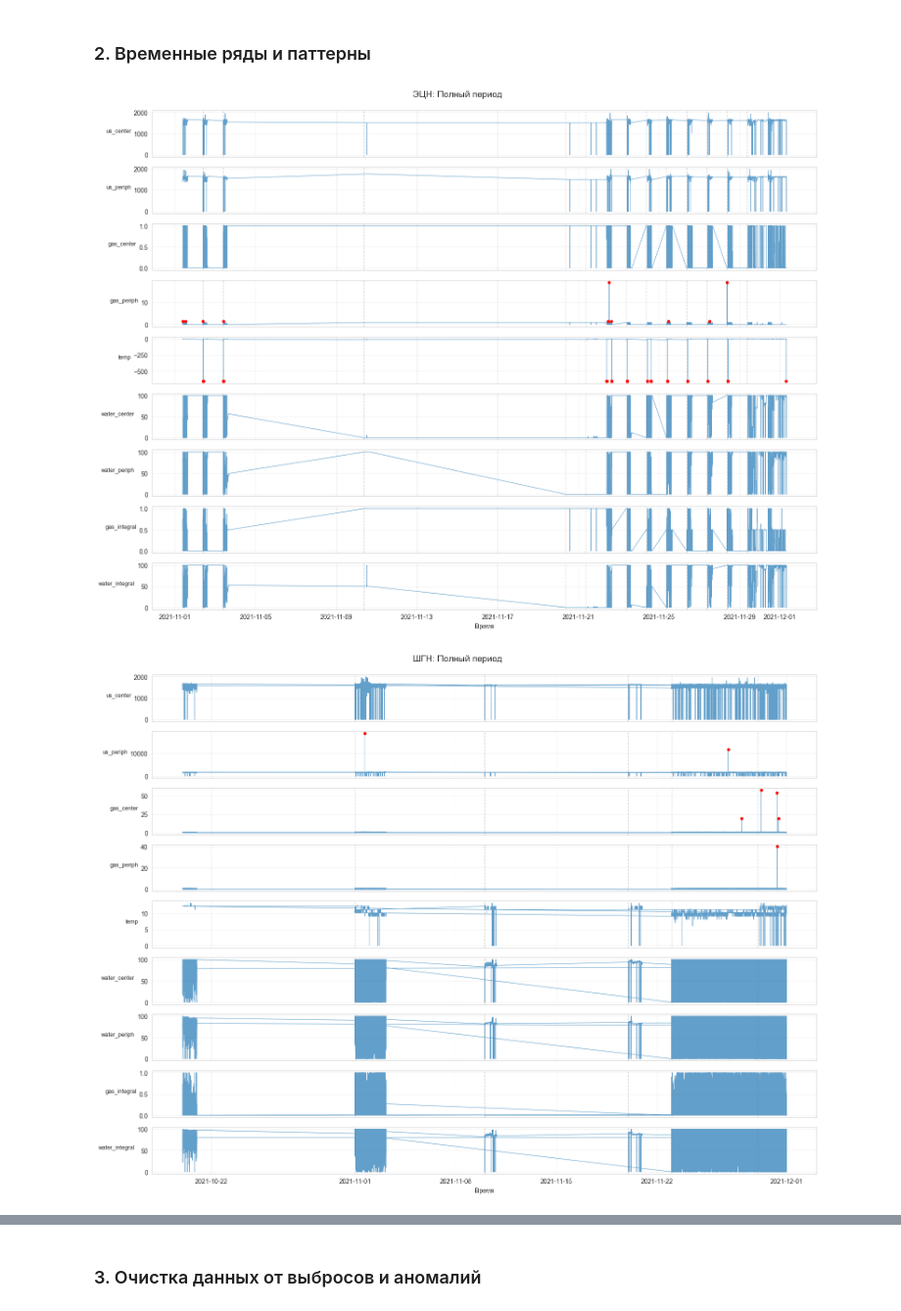
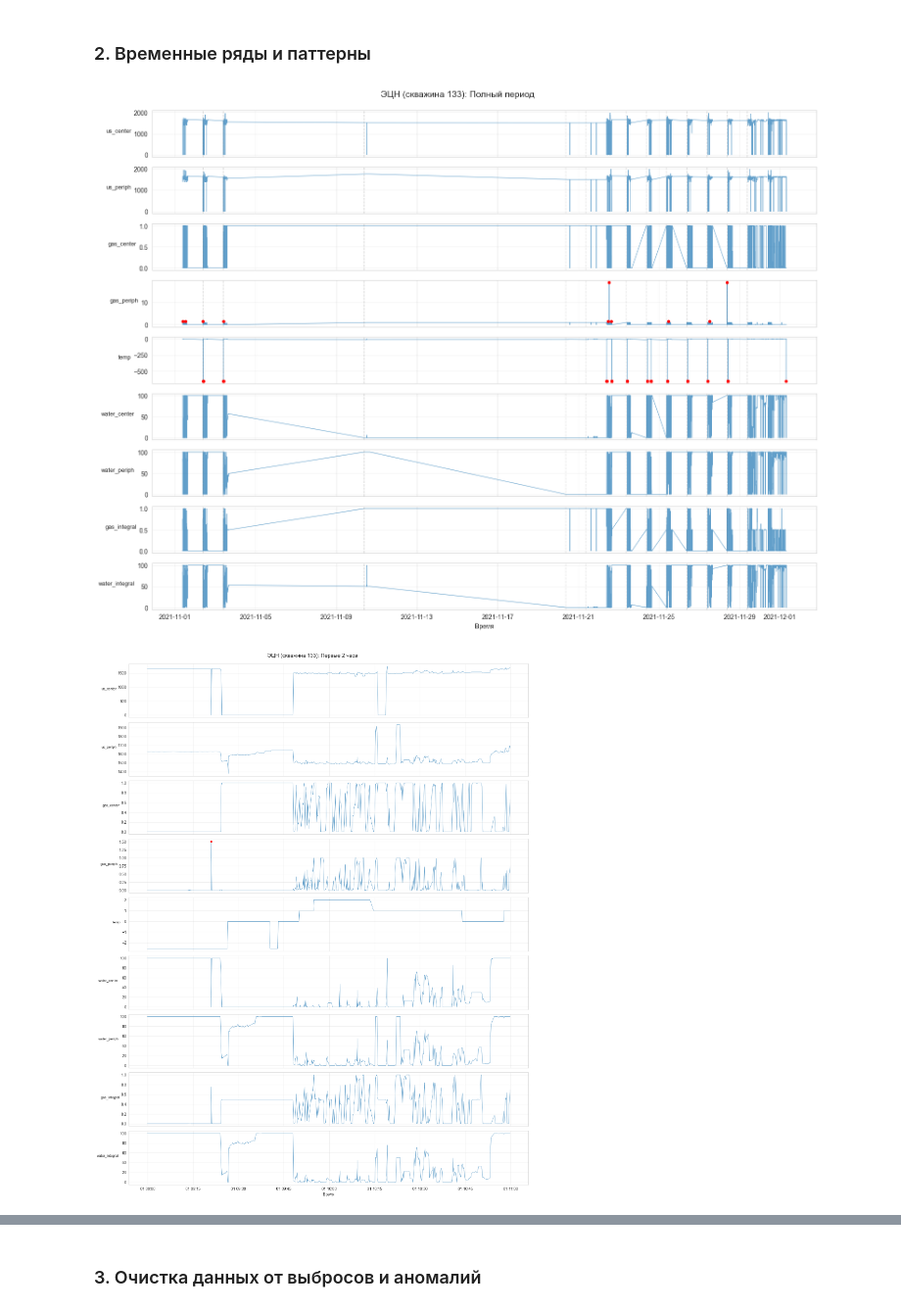
Before and after one commit to AlibekovAA/well_typification_latent, a Jupyter notebook: training/eda.ipynb, the cells around one changed output, grey strips where cells are left out. Shown at 98% size. Saved outputs shown, nothing was run; the diff lists cells and outputs as text; code cells hidden in the pictures.

```diff
--- a/training/eda.ipynb
+++ b/training/eda.ipynb
@@ -65,7 +66,7 @@ WELLS = {
     'shgn': ['скважина 134 ШГН', 'скважина 135 ШГН']
 }
 # %%
-def load_well_data(well_folder):
+def load_well_data(well_folder, date_filter=None):
     txt_files = sorted(well_folder.glob("*.txt"))
 
     if not txt_files:
@@ -91,6 +92,12 @@ def load_well_data(well_folder):
     combined = pd.concat(dfs, ignore_index=True)
     combined = combined.sort_values("timestamp").reset_index(drop=True)
 
+    if date_filter:
+        mask = combined["timestamp"] >= date_filter
+        removed = (~mask).sum()
+        combined = combined[mask].reset_index(drop=True)
+        print(f"  Фильтр по дате: удалено {removed} записей")
+
     print(f"  Загружено {len(combined):,} записей")
     print(f"  Период: {combined['timestamp'].min()} - {combined['timestamp'].max()}")
 
@@ -117,6 +105,8 @@ def load_category(wells_dict, category, date_filter=None):
 # %%
-df_ecn = load_category(WELLS, "ecn")
+df_ecn = load_well_data(DATA_ROOT / "скважина 133 ЭЦН")
 # %% [output]
 Найдено 16 файлов в скважина 133 ЭЦН
   Загружено 51,908 записей
   Период: 2021-11-01 08:59:50 - 2021-12-01 07:54:30
+# %%
+df_shgn_134 = load_well_data(DATA_ROOT / "скважина 134 ШГН", date_filter="2021-01-01")
@@ -123,3 +118,3 @@ df_ecn = load_category(WELLS, "ecn")
 # %%
-df_shgn = load_category(WELLS, "shgn", date_filter="2021-01-01")
+df_shgn_135 = load_well_data(DATA_ROOT / "скважина 135 ШГН")
 # %% [output]
@@ -278,9 +243,14 @@ def plot_timeseries(df, title, subset_hours=None, highlight_anomalies=True, max_
     plt.tight_layout()
     plt.show()
 # %%
-plot_timeseries(df_ecn, "ЭЦН: Полный период")
-plot_timeseries(df_shgn, "ШГН: Полный период")
-plot_timeseries(df_shgn, "ШГН: Первые 2 часа", subset_hours=2)
+plot_timeseries(df_ecn, "ЭЦН (скважина 133): Полный период")
+plot_timeseries(df_ecn, "ЭЦН (скважина 133): Первые 2 часа", subset_hours=2)
+
+plot_timeseries(df_shgn_134, "ШГН (скважина 134): Полный период")
+plot_timeseries(df_shgn_134, "ШГН (скважина 134): Первые 2 часа", subset_hours=2)
+
+plot_timeseries(df_shgn_135, "ШГН (скважина 135): Полный период")
+plot_timeseries(df_shgn_135, "ШГН (скважина 135): Первые 2 часа", subset_hours=2)
 # %% [output]
-[figure, old version]
+[figure, new version]
-[figure, old version]
+[figure, new version]
```
Also changed, not shown: parts of 23 cells of this notebook, 3 other files.
